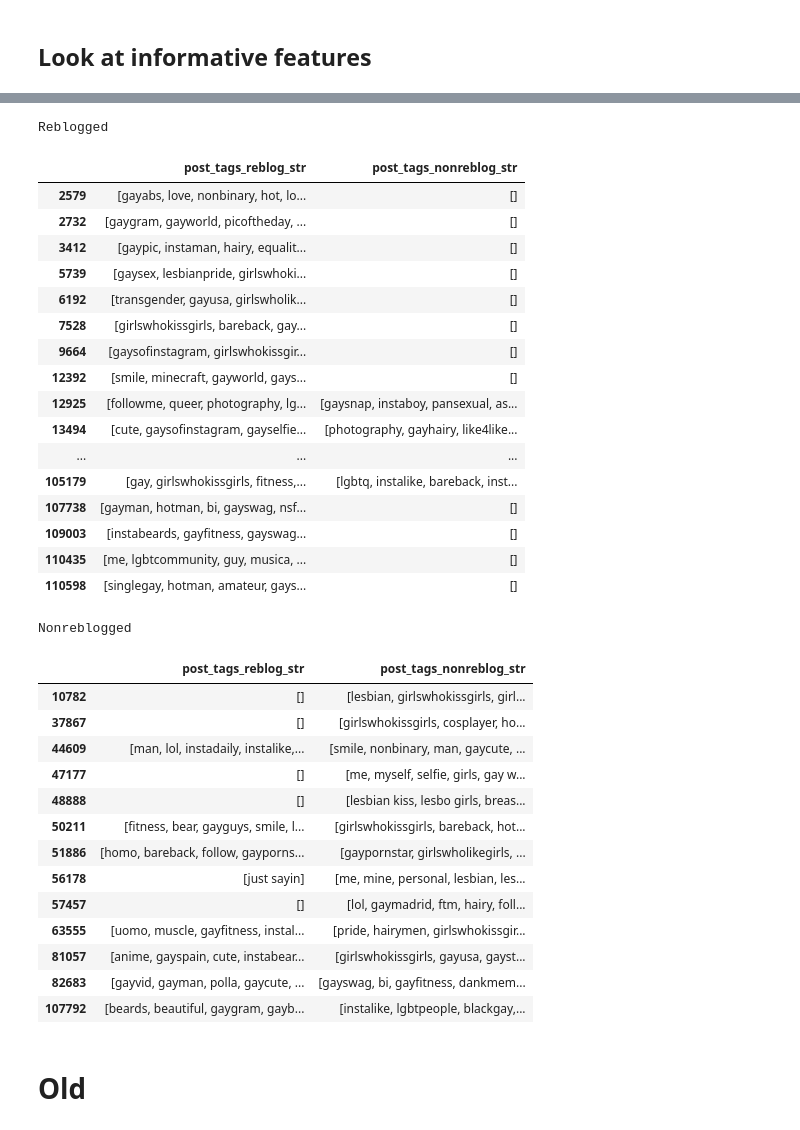
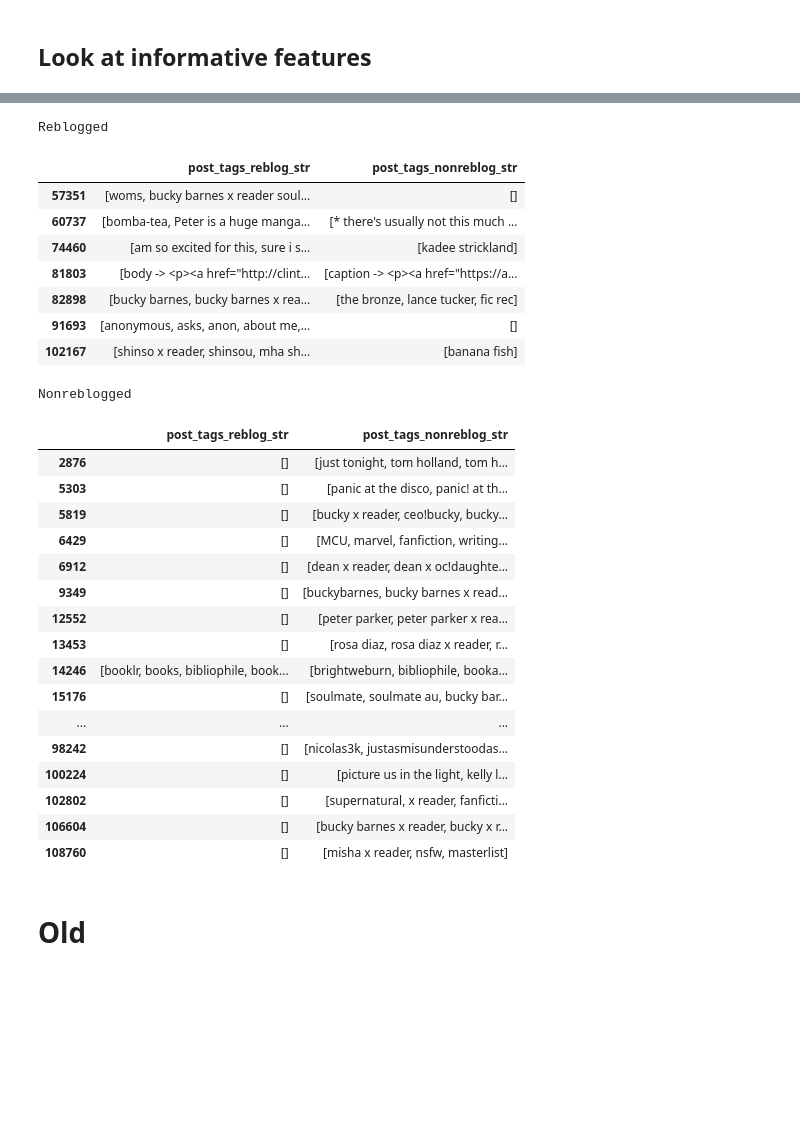
Before and after one commit to michaelmilleryoder/tumblr_community_identity, a Jupyter notebook: jupyter/check_models.ipynb, the cells around one changed output, grey strips where cells are left out. Cells and saved outputs as stored; diff of their text form; code cells hidden in the pictures; blank space fills up the shorter version.

```diff
--- a/jupyter/check_models.ipynb
+++ b/jupyter/check_models.ipynb
@@ -206,49 +276,43 @@ data = pd.read_csv('/data/tumblr_community_identity/dataset114k/matched_reblogs_
 # %%
 import re
 
 pd.set_option('display.max_colwidth', None)
 from IPython.display import display
-term = r'\bgirlswhokissgirls\b'
+term = r'\breader\b'
 reblogged = data[data['post_tags_reblog_str'].fillna('').map(lambda x: bool(re.search(term, x)))]
 nonreblogged = data[data['post_tags_nonreblog_str'].fillna('').map(lambda x: bool(re.search(term, x)))]
 print('Reblogged')
 display(reblogged[['post_tags_reblog_str', 'post_tags_nonreblog_str']])
 print('Nonreblogged')
 display(nonreblogged[['post_tags_reblog_str', 'post_tags_nonreblog_str']])
 # %% [output]
 Reblogged
 |  | post_tags_reblog_str | post_tags_nonreblog_str |
-| 2579 | [gayabs, love, nonbinary, hot, lo... | [] |
-| 2732 | [gaygram, gayworld, picoftheday, ... | [] |
-| 3412 | [gaypic, instaman, hairy, equalit... | [] |
-| 5739 | [gaysex, lesbianpride, girlswhoki... | [] |
-| 6192 | [transgender, gayusa, girlswholik... | [] |
-| 7528 | [girlswhokissgirls, bareback, gay... | [] |
-| 9664 | [gaysofinstagram, girlswhokissgir... | [] |
-| 12392 | [smile, minecraft, gayworld, gays... | [] |
-| 12925 | [followme, queer, photography, lg... | [gaysnap, instaboy, pansexual, as... |
-| 13494 | [cute, gaysofinstagram, gayselfie... | [photography, gayhairy, like4like... |
-| ... | ... | ... |
-| 105179 | [gay, girlswhokissgirls, fitness,... | [lgbtq, instalike, bareback, inst... |
-| 107738 | [gayman, hotman, bi, gayswag, nsf... | [] |
-| 109003 | [instabeards, gayfitness, gayswag... | [] |
-| 110435 | [me, lgbtcommunity, guy, musica, ... | [] |
-| 110598 | [singlegay, hotman, amateur, gays... | [] |
+| 57351 | [woms, bucky barnes x reader soul... | [] |
+| 60737 | [bomba-tea, Peter is a huge manga... | [* there's usually not this much ... |
+| 74460 | [am so excited for this, sure i s... | [kadee strickland] |
+| 81803 | [body -> <p><a href="http://clint... | [caption -> <p><a href="https://a... |
+| 82898 | [bucky barnes, bucky barnes x rea... | [the bronze, lance tucker, fic rec] |
+| 91693 | [anonymous, asks, anon, about me,... | [] |
+| 102167 | [shinso x reader, shinsou, mha sh... | [banana fish] |
 Nonreblogged
 |  | post_tags_reblog_str | post_tags_nonreblog_str |
-| 10782 | [] | [lesbian, girlswhokissgirls, girl... |
-| 37867 | [] | [girlswhokissgirls, cosplayer, ho... |
-| 44609 | [man, lol, instadaily, instalike,... | [smile, nonbinary, man, gaycute, ... |
-| 47177 | [] | [me, myself, selfie, girls, gay w... |
-| 48888 | [] | [lesbian kiss, lesbo girls, breas... |
-| 50211 | [fitness, bear, gayguys, smile, l... | [girlswhokissgirls, bareback, hot... |
-| 51886 | [homo, bareback, follow, gayporns... | [gaypornstar, girlswholikegirls, ... |
-| 56178 | [just sayin] | [me, mine, personal, lesbian, les... |
-| 57457 | [] | [lol, gaymadrid, ftm, hairy, foll... |
-| 63555 | [uomo, muscle, gayfitness, instal... | [pride, hairymen, girlswhokissgir... |
-| 81057 | [anime, gayspain, cute, instabear... | [girlswhokissgirls, gayusa, gayst... |
-| 82683 | [gayvid, gayman, polla, gaycute, ... | [gayswag, bi, gayfitness, dankmem... |
-| 107792 | [beards, beautiful, gaygram, gayb... | [instalike, lgbtpeople, blackgay,... |
+| 2876 | [] | [just tonight, tom holland, tom h... |
+| 5303 | [] | [panic at the disco, panic! at th... |
+| 5819 | [] | [bucky x reader, ceo!bucky, bucky... |
+| 6429 | [] | [MCU, marvel, fanfiction, writing... |
+| 6912 | [] | [dean x reader, dean x oc!daughte... |
+| 9349 | [] | [buckybarnes, bucky barnes x read... |
+| 12552 | [] | [peter parker, peter parker x rea... |
+| 13453 | [] | [rosa diaz, rosa diaz x reader, r... |
+| 14246 | [booklr, books, bibliophile, book... | [brightweburn, bibliophile, booka... |
+| 15176 | [] | [soulmate, soulmate au, bucky bar... |
+| ... | ... | ... |
+| 98242 | [] | [nicolas3k, justasmisunderstoodas... |
+| 100224 | [] | [picture us in the light, kelly l... |
+| 102802 | [] | [supernatural, x reader, fanficti... |
+| 106604 | [] | [bucky barnes x reader, bucky x r... |
+| 108760 | [] | [misha x reader, nsfw, masterlist] |
 # %% [markdown]
 # Old
 # %% [markdown]
```
Also changed, not shown: parts of 13 cells of this notebook, 4 other files.
